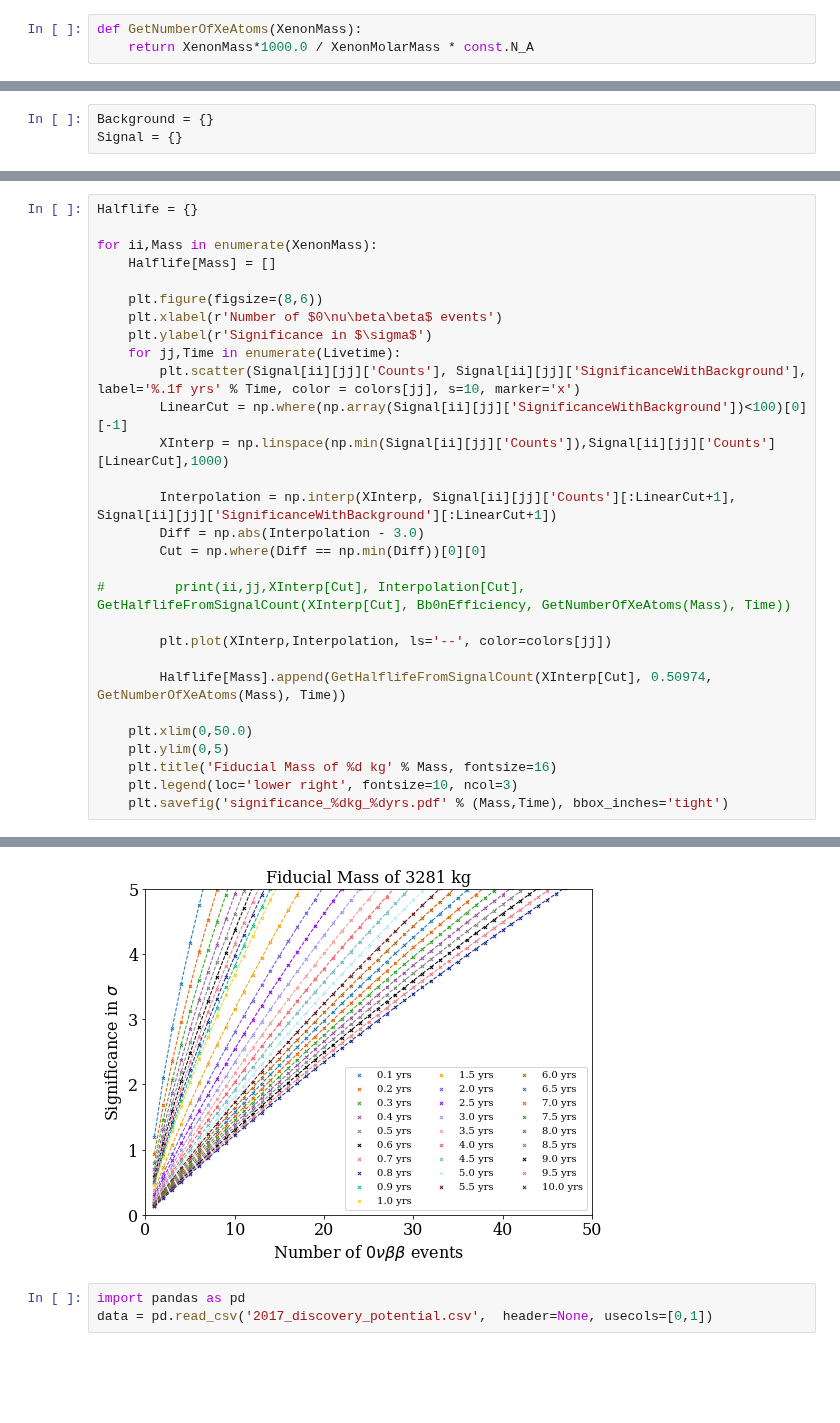
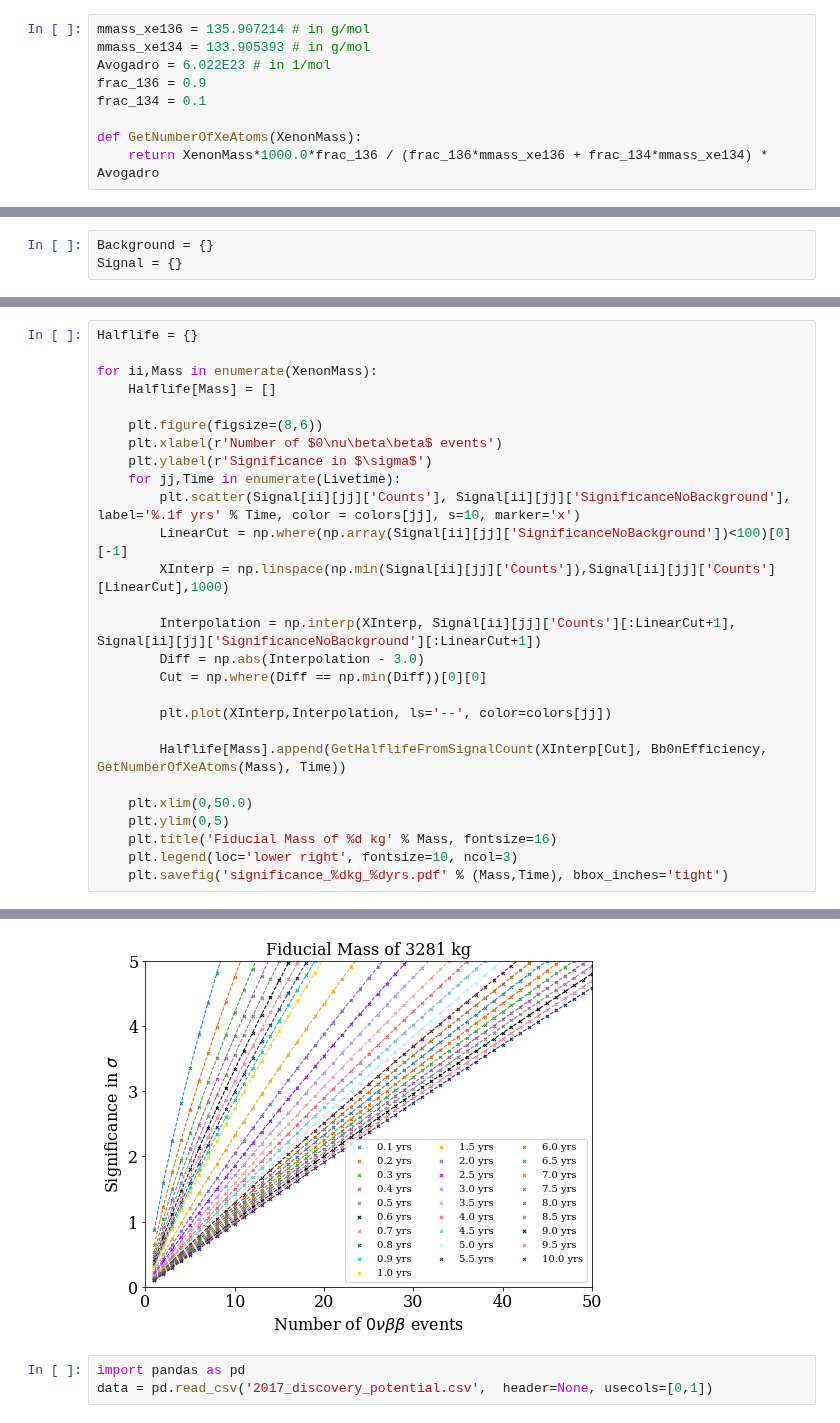
Before and after one commit to YMTheory/sensitivity, a Jupyter notebook: work/SensitivityPaper2020_scripts/DiscoveryPotential/Counting_Experiment.ipynb, the cells around one changed output, grey strips where cells are left out. Saved outputs shown, nothing was run; the diff lists cells and outputs as text; blank space fills up the shorter version.

Commit message:
push newest changes and new scripts including signal efficiency calculation

```diff
--- a/work/SensitivityPaper2020_scripts/DiscoveryPotential/Counting_Experiment.ipynb
+++ b/work/SensitivityPaper2020_scripts/DiscoveryPotential/Counting_Experiment.ipynb
@@ -66,8 +47,14 @@ XenonMolarMass = 136.0 # in g/mol
 # %% [markdown]
 # Functions
-# %%
-def GetNumberOfXeAtoms(XenonMass):
-    return XenonMass*1000.0 / XenonMolarMass * const.N_A
+# %%
+mmass_xe136 = 135.907214 # in g/mol
+mmass_xe134 = 133.905393 # in g/mol
+Avogadro = 6.022E23 # in 1/mol
+frac_136 = 0.9
+frac_134 = 0.1
+
+def GetNumberOfXeAtoms(XenonMass):
+    return XenonMass*1000.0*frac_136 / (frac_136*mmass_xe136 + frac_134*mmass_xe134) * Avogadro
 # %%
 def GetNumberOfSignals(Halflife, Efficiency, NXenonAtoms, Livetime):
     return Efficiency * NXenonAtoms * Livetime * np.log(2) / Halflife
@@ -186,19 +170,17 @@ for ii,Mass in enumerate(XenonMass):
     plt.xlabel(r'Number of $0\nu\beta\beta$ events')
     plt.ylabel(r'Significance in $\sigma$')
     for jj,Time in enumerate(Livetime):
-        plt.scatter(Signal[ii][jj]['Counts'], Signal[ii][jj]['SignificanceWithBackground'], label='%.1f yrs' % Time, color = colors[jj], s=10, marker='x')
-        LinearCut = np.where(np.array(Signal[ii][jj]['SignificanceWithBackground'])<100)[0][-1]
+        plt.scatter(Signal[ii][jj]['Counts'], Signal[ii][jj]['SignificanceNoBackground'], label='%.1f yrs' % Time, color = colors[jj], s=10, marker='x')
+        LinearCut = np.where(np.array(Signal[ii][jj]['SignificanceNoBackground'])<100)[0][-1]
         XInterp = np.linspace(np.min(Signal[ii][jj]['Counts']),Signal[ii][jj]['Counts'][LinearCut],1000)
 
-        Interpolation = np.interp(XInterp, Signal[ii][jj]['Counts'][:LinearCut+1], Signal[ii][jj]['SignificanceWithBackground'][:LinearCut+1])
+        Interpolation = np.interp(XInterp, Signal[ii][jj]['Counts'][:LinearCut+1], Signal[ii][jj]['SignificanceNoBackground'][:LinearCut+1])
         Diff = np.abs(Interpolation - 3.0)
         Cut = np.where(Diff == np.min(Diff))[0][0]
 
-#         print(ii,jj,XInterp[Cut], Interpolation[Cut], GetHalflifeFromSignalCount(XInterp[Cut], Bb0nEfficiency, GetNumberOfXeAtoms(Mass), Time))
-
         plt.plot(XInterp,Interpolation, ls='--', color=colors[jj])
 
-        Halflife[Mass].append(GetHalflifeFromSignalCount(XInterp[Cut], 0.50974, GetNumberOfXeAtoms(Mass), Time))
+        Halflife[Mass].append(GetHalflifeFromSignalCount(XInterp[Cut], Bb0nEfficiency, GetNumberOfXeAtoms(Mass), Time))
 
     plt.xlim(0,50.0)
     plt.ylim(0,5)
@@ -215,4 +197,4 @@ for ii,Mass in enumerate(XenonMass):
-[figure, old version]
+[figure, new version]
 # %%
 import pandas as pd
 data = pd.read_csv('2017_discovery_potential.csv',  header=None, usecols=[0,1])
```
Also changed, not shown: parts of 4 cells of this notebook, 3 other files.
